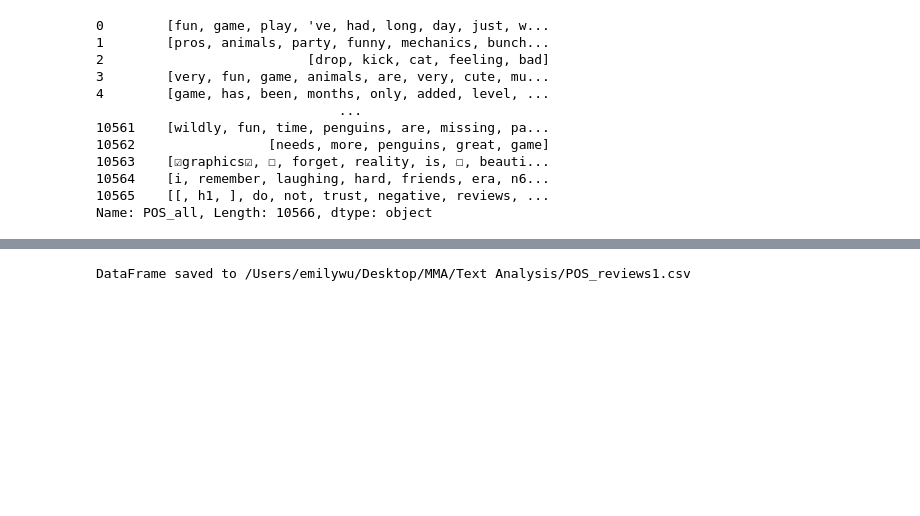
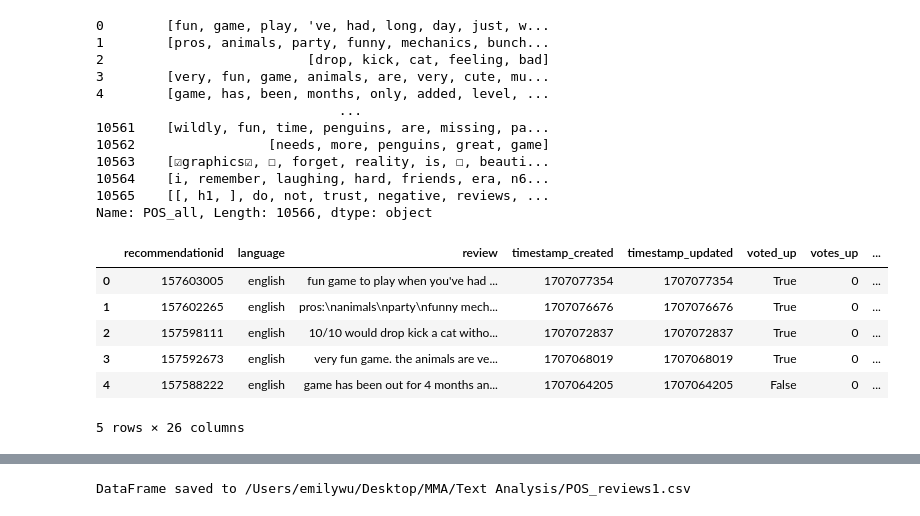
Before and after one commit to cw0033/Text-Analysis, a Jupyter notebook: POS_review.ipynb, the cells around one changed output, grey strips where cells are left out. Saved outputs shown, nothing was run; the diff lists cells and outputs as text; code cells hidden in the pictures; blank space fills up the shorter version.

```diff
--- a/POS_review.ipynb
+++ b/POS_review.ipynb
@@ -127,3 +155,13 @@ print(df['POS_all'])
 10564    [i, remember, laughing, hard, friends, era, n6...
 10565    [[, h1, ], do, not, trust, negative, reviews, ...
 Name: POS_all, Length: 10566, dtype: object
+# %%
+df.head(5)
+# %% [output]
+|  | recommendationid | language | review | timestamp_created | timestamp_updated | voted_up | votes_up | ... |
+| 0 | 157603005 | english | fun game to play when you've had ... | 1707077354 | 1707077354 | True | 0 | ... |
+| 1 | 157602265 | english | pros:\nanimals\nparty\nfunny mech... | 1707076676 | 1707076676 | True | 0 | ... |
+| 2 | 157598111 | english | 10/10 would drop kick a cat witho... | 1707072837 | 1707072837 | True | 0 | ... |
+| 3 | 157592673 | english | very fun game. the animals are ve... | 1707068019 | 1707068019 | True | 0 | ... |
+| 4 | 157588222 | english | game has been out for 4 months an... | 1707064205 | 1707064205 | False | 0 | ... |
+5 rows × 26 columns
```
Also changed, not shown: parts of 5 cells of this notebook.
